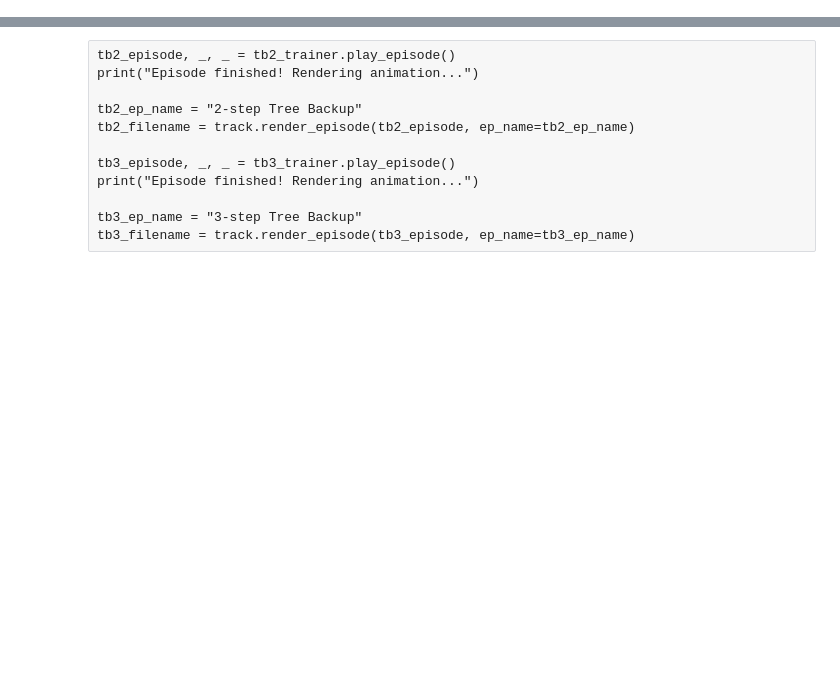
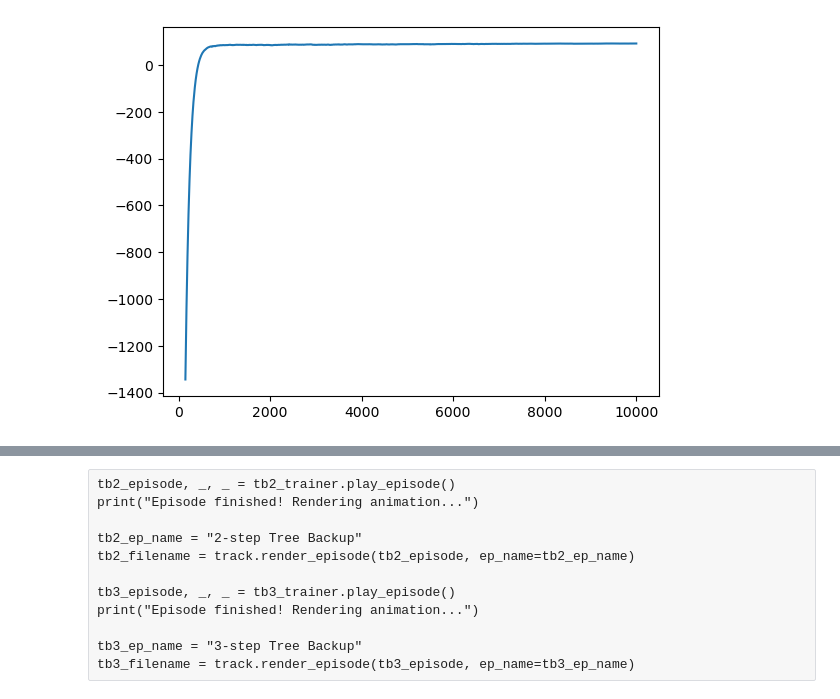
Before and after one commit to Fittiboy/journey, a Jupyter notebook: 999 - New agents testing.ipynb, the cells around one changed output, grey strips where cells are left out. Drawn from its saved outputs; the diff is of its cells as text; code cells hidden in the pictures; blank space fills up the shorter version.

```diff
--- a/999 - New agents testing.ipynb
+++ b/999 - New agents testing.ipynb
@@ -76,6 +77,12 @@ lens, rets = updates[1]
 #tb3_agent.Q = Q
 tb3_agent.ep_lengths = lens
 tb3_agent.ep_returns = rets
+# %%
+xs, ys = tb2_agent.smoothed_ep_returns(100)
+plt.plot(xs[150:], ys[150:])
+plt.show()
+# %% [output]
+[figure, added]
 # %%
 tb2_trailing_returns = np.zeros_like(tb2_agent.ep_returns)
 tb2_trailing_returns[0] = tb2_agent.ep_returns[0]
```
Also changed, not shown: parts of 4 cells of this notebook, 2 other files.
